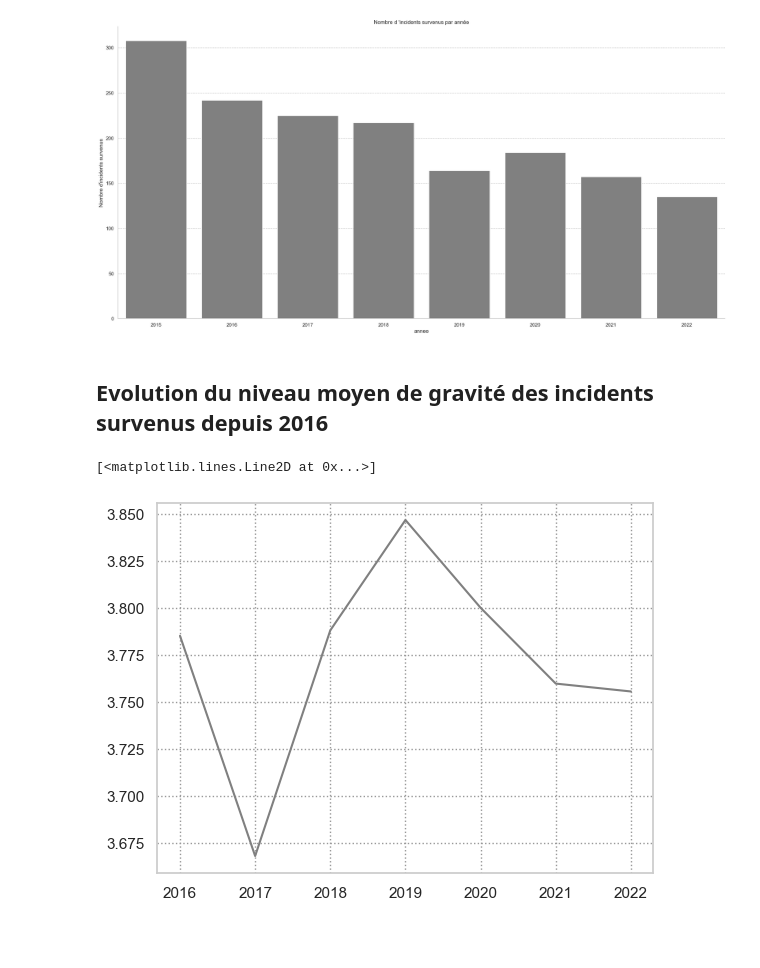
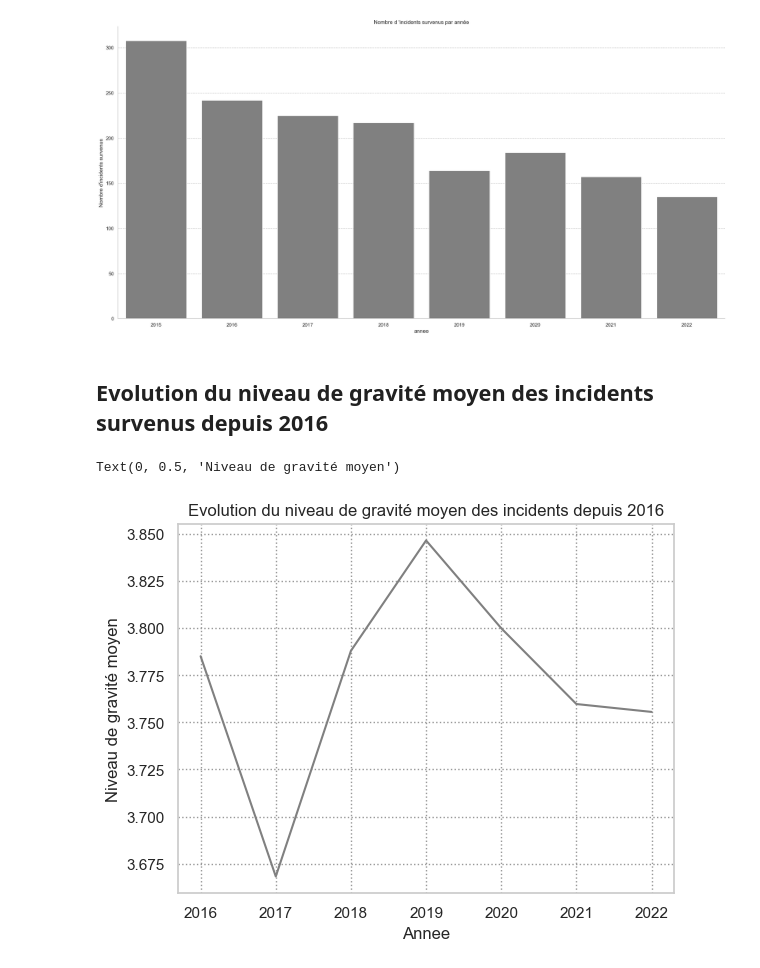
Before and after one commit to gbiaou/Projet_Python_SNCF, a Jupyter notebook: incidents_de_sécurité.ipynb, the cells around one changed output. Cells and saved outputs as stored; diff of their text form; code cells hidden in the pictures; blank space fills up the shorter version.

Commit message:
update visualisation incidents: new graphiques

```diff
--- a/incidents_de_sécurité.ipynb
+++ b/incidents_de_sécurité.ipynb
@@ -39,12 +39,15 @@ plt.show()
 # %% [output]
 [figure]
 # %% [markdown]
-## Evolution du niveau moyen de gravité des incidents survenus depuis 2016
+## Evolution du niveau de gravité moyen des incidents survenus depuis 2016
 # %%
 df3=incident2.groupby('annee').agg({'niveau_gravite': "mean"})
 df3=df3.reset_index()
 sns.set_style("whitegrid",{"grid.color": ".6", "grid.linestyle": ":"})
 plt.plot(df3['annee'], df3['niveau_gravite'], "gray")
+plt.title('Evolution du niveau de gravité moyen des incidents depuis 2016')
+plt.xlabel('Annee')
+plt.ylabel('Niveau de gravité moyen')
 # %% [output]
-[<matplotlib.lines.Line2D at 0x...>]
+Text(0, 0.5, 'Niveau de gravité moyen')
-[figure, old version]
+[figure, new version]
```
Also changed, not shown: parts of 5 cells of this notebook.
